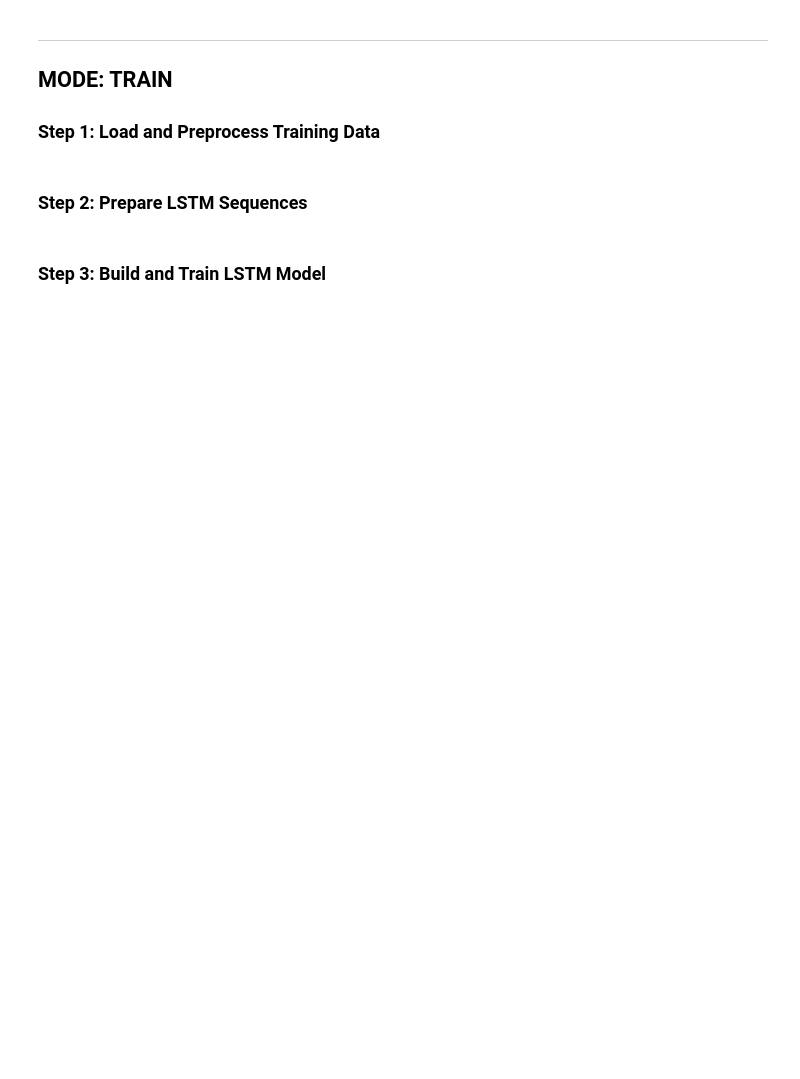
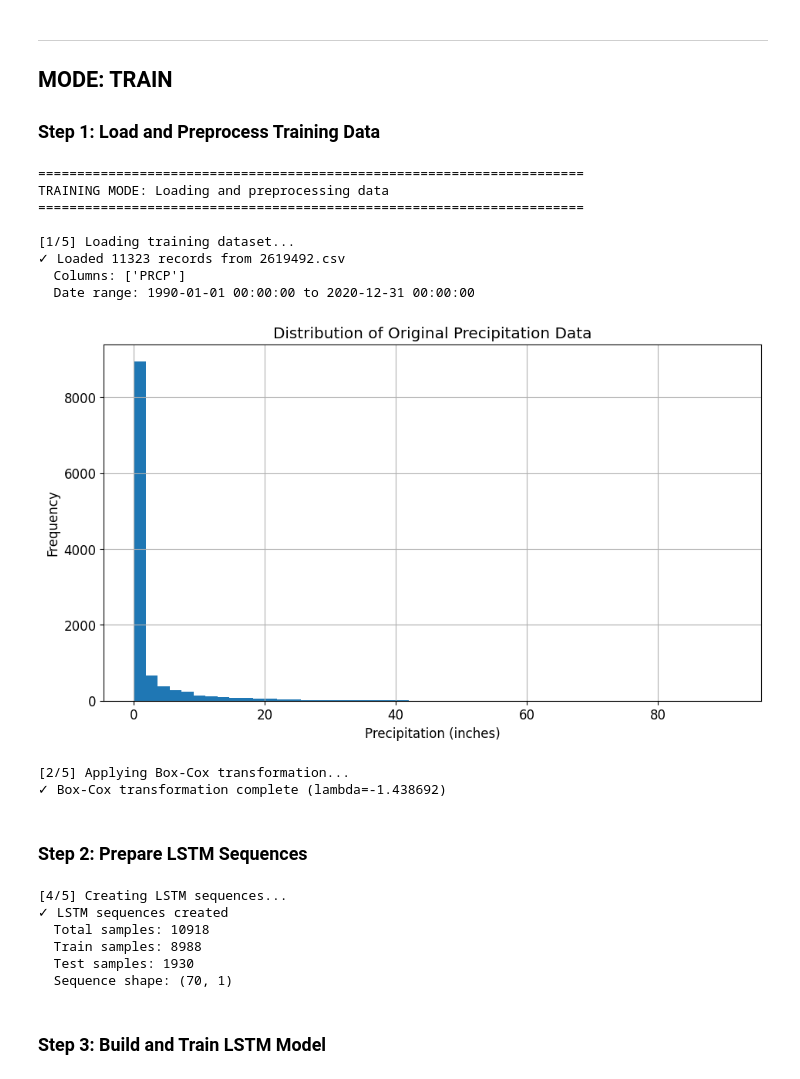
Before and after one commit to JayEm6768/LSTM_XGBOOST-ENSEMBLE-for-Precipitation, a Jupyter notebook: LSTM_XGBoost_Ensemble_Precipitation_REFACTORED.ipynb, the cells around one changed output. Saved outputs shown, nothing was run; the diff lists cells and outputs as text; code cells hidden in the pictures; blank space fills up the shorter version.

```diff
--- a/LSTM_XGBoost_Ensemble_Precipitation_REFACTORED.ipynb
+++ b/LSTM_XGBoost_Ensemble_Precipitation_REFACTORED.ipynb
@@ -106,7 +112,7 @@ print("All required libraries imported successfully.")
 # ============================================================
 # Change this to switch between training and prediction
 
-MODE = "predict"  # Normal operation: load saved artifacts only. Set to "train" only when intentionally retraining.
+MODE = "train"  # Normal operation: load saved artifacts only. Set to "train" only when intentionally retraining.
 
 if MODE not in ["train", "predict"]:
     raise ValueError("MODE must be 'train' or 'predict'")
@@ -148,5 +154,9 @@ MINMAX_SCALER_PATH = f"{MODEL_DIR}/minmax_scaler.pkl"
 METADATA_PATH = f"{MODEL_DIR}/metadata.json"
 PREDICTION_OUTPUT_PATH = f"{PREDICTION_OUTPUT_DIR}/predictions.csv"
 
+# DISPLAY OPTIONS — safe to change; they do not retrain models
+PLOT_TRAINING_HISTORY = True  # Training distributions, loss curve, and feature-importance plots
+PLOT_PREDICTIONS = True       # Training/test forecast plot or prediction-mode output plot
+
 print(f"Model directory: {MODEL_DIR}")
 print(f"Prediction output directory: {PREDICTION_OUTPUT_DIR}")
@@ -336,6 +384,10 @@ print("✓ All utility functions defined")
 # ============================================================
 # TRAIN MODE: STEP 1 - LOAD AND PREPROCESS TRAINING DATA
 # ============================================================
+
+# These defaults keep this cell runnable independently in VS Code. The configuration cell overrides them when it has been run.
+PLOT_TRAINING_HISTORY = globals().get('PLOT_TRAINING_HISTORY', True)
+PLOT_PREDICTIONS = globals().get('PLOT_PREDICTIONS', True)
 
 if MODE == "train":
     print(f"\n{'='*70}")
@@ -365,34 +417,46 @@ if MODE == "train":
         series = rainfall.PRCP
         series.hist(bins=50)
         plt.title('Distribution of Original Precipitation Data')
         plt.xlabel('Precipitation (inches)')
         plt.ylabel('Frequency')
         plt.show()
 
     # Box-Cox transformation
     print("\n[2/5] Applying Box-Cox transformation...")
     # Estimate Box-Cox lambda from the chronological training portion only, then apply it to all rows.
     _, lam_value = boxcox1p(rainfall.PRCP.iloc[:DATA_CUTOFF])
-    inv_data = boxcox(rainfall.PRCP.to_numpy() + 1, lam=lam_value)
+    inv_data = boxcox(rainfall.PRCP.to_numpy() + 1, lmbda=lam_value)
     print(f"✓ Box-Cox transformation complete (lambda={lam_value:.6f})")
 
     if PLOT_TRAINING_HISTORY:
         plt.figure(figsize=(11, 6))
         plt.hist(inv_data, bins=100)
         plt.title('Distribution After Box-Cox Transformation')
         plt.xlabel('Box-Cox Transformed Value')
         plt.ylabel('Frequency')
         plt.show()
 
     # Min-Max scaling
     print("\n[3/5] Applying Min-Max scaling...")
     scaler = MinMaxScaler(feature_range=(0, 1))
     data = inv_data.reshape(-1, 1)
     scaler.fit(data[:DATA_CUTOFF])  # Fit on chronological training rows only; never on the test horizon.
     rain_data = scaler.transform(data)[:, 0]
     print(f"✓ Min-Max scaling complete")
     print(f"  Scaler range: [0, 1]")
     print(f"  Data min: {rain_data.min():.6f}, max: {rain_data.max():.6f}")
+# %% [output]
+======================================================================
+TRAINING MODE: Loading and preprocessing data
+======================================================================
+
+[1/5] Loading training dataset...
+✓ Loaded 11323 records from 2619492.csv
+  Columns: ['PRCP']
+  Date range: 1990-01-01 00:00:00 to 2020-12-31 00:00:00
+[figure, added]
+[2/5] Applying Box-Cox transformation...
+✓ Box-Cox transformation complete (lambda=-1.438692)
 # %% [markdown]
 ### Step 2: Prepare LSTM Sequences
 # %%
@@ -422,6 +486,13 @@ if MODE == "train":
     print(f"  Train samples: {len(x_train)}")
     print(f"  Test samples: {len(x_test)}")
     print(f"  Sequence shape: ({x_train.shape[1]}, {x_train.shape[2]})")
+# %% [output]
+[4/5] Creating LSTM sequences...
+✓ LSTM sequences created
+  Total samples: 10918
+  Train samples: 8988
+  Test samples: 1930
+  Sequence shape: (70, 1)
 # %% [markdown]
 ### Step 3: Build and Train LSTM Model
 # %%
```
Also changed, not shown: parts of 15 cells of this notebook, 10 other files.
